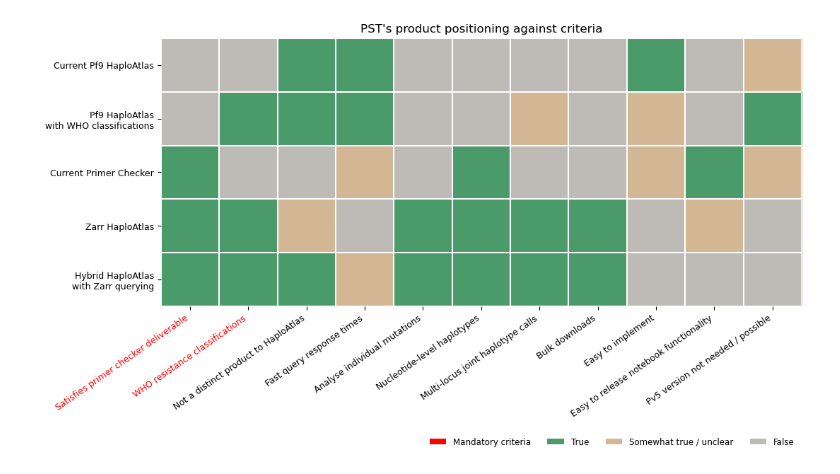
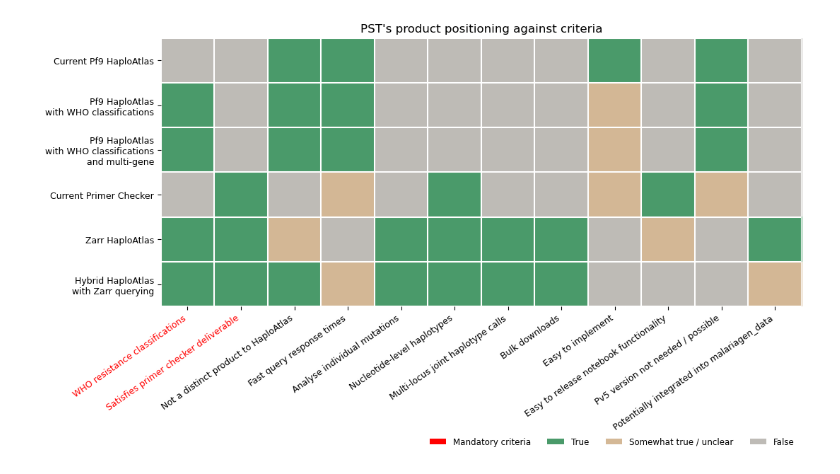
Before and after one commit to malariagen/zarr-haploatlas, a Jupyter notebook: prep/product-positioning/2026-03-20_product_positioning.ipynb, the cells around one changed output. Cells and saved outputs as stored; diff of their text form; code cells hidden in the pictures.

```diff
--- a/prep/product-positioning/2026-03-20_product_positioning.ipynb
+++ b/prep/product-positioning/2026-03-20_product_positioning.ipynb
@@ -6,8 +6,8 @@ import matplotlib.patches as mpatches
 import numpy as np
 
 default_criteria = {
+    "WHO resistance classifications" : 0,
     "Satisfies primer checker deliverable": 0,
-    "WHO resistance classifications" : 0,
     "Not a distinct product to HaploAtlas": 0,
     "Fast query response times" : 0,
     "Analyse individual mutations" : 0,
@@ -28,15 +28,21 @@ current_pf9_haploatlas = default_criteria.copy()
 current_pf9_haploatlas["Not a distinct product to HaploAtlas"] = 1
 current_pf9_haploatlas["Fast query response times"] = 1
 current_pf9_haploatlas["Easy to implement"] = 1
-current_pf9_haploatlas["Pv5 version not needed / possible"] = 0.5
+current_pf9_haploatlas["Pv5 version not needed / possible"] = 1
 
 pf9_haploatlas_with_who = default_criteria.copy()
 pf9_haploatlas_with_who["WHO resistance classifications"] = 1
 pf9_haploatlas_with_who["Not a distinct product to HaploAtlas"] = 1
-pf9_haploatlas_with_who["Multi-locus joint haplotype calls"] = 0.5
 pf9_haploatlas_with_who["Fast query response times"] = 1
 pf9_haploatlas_with_who["Easy to implement"] = 0.5
 pf9_haploatlas_with_who["Pv5 version not needed / possible"] = 1
+
+pf9_haploatlas_with_who_and_multigene = default_criteria.copy()
+pf9_haploatlas_with_who_and_multigene["WHO resistance classifications"] = 1
+pf9_haploatlas_with_who_and_multigene["Not a distinct product to HaploAtlas"] = 1
+pf9_haploatlas_with_who_and_multigene["Fast query response times"] = 1
+pf9_haploatlas_with_who_and_multigene["Easy to implement"] = 0.5
+pf9_haploatlas_with_who_and_multigene["Pv5 version not needed / possible"] = 1
 
 current_primer_checker = default_criteria.copy()
 current_primer_checker["Nucleotide-level haplotypes"] = 1
@@ -67,16 +73,18 @@ hybrid_haploatlas_with_zarr_querying["Multi-locus joint haplotype calls"] = 1
 hybrid_haploatlas_with_zarr_querying["Bulk downloads"] = 1
 hybrid_haploatlas_with_zarr_querying["Satisfies primer checker deliverable"] = 1
 hybrid_haploatlas_with_zarr_querying["Fast query response times"] = 0.5
-
+hybrid_haploatlas_with_zarr_querying["Potentially integrated into malariagen_data"] = 0.5
 product_positioning = pd.DataFrame([
     current_pf9_haploatlas,
     pf9_haploatlas_with_who,
+    pf9_haploatlas_with_who_and_multigene,
     current_primer_checker,
     zarr_haploatlas,
     hybrid_haploatlas_with_zarr_querying
 ], index=[
     "Current Pf9 HaploAtlas",
     "Pf9 HaploAtlas\nwith WHO classifications",
+    "Pf9 HaploAtlas\nwith WHO classifications\nand multi-gene",
     "Current Primer Checker",
     "Zarr HaploAtlas",
     "Hybrid HaploAtlas\nwith Zarr querying"
@@ -97,31 +105,33 @@ ax.imshow(product_positioning.values, cmap=cmap, vmin=0, vmax=1, aspect="auto")
 ax.set_xticks(range(len(product_positioning.columns)))
 ax.set_xticklabels(product_positioning.columns, fontsize=9, ha="right", rotation=35)
 for label in ax.get_xticklabels():
     if label.get_text() in mandatory_criteria:
         label.set_color("red")
 ax.set_yticks(range(len(product_positioning.index)))
 ax.set_yticklabels(product_positioning.index, fontsize=9)
 
 ax.set_xticks(np.arange(-0.5, len(product_positioning.columns), 1), minor=True)
 ax.set_yticks(np.arange(-0.5, len(product_positioning.index), 1), minor=True)
 ax.grid(which="minor", color="white", linewidth=1.5)
 ax.tick_params(which="minor", length=0)
 
 for spine in ax.spines.values():
     spine.set_visible(False)
 
 legend_elements = [
     mpatches.Patch(facecolor="red", label="Mandatory criteria"),
     mpatches.Patch(facecolor="#4a9a6a", label="True"),
     mpatches.Patch(facecolor="#D4B896", label="Somewhat true / unclear"),
     mpatches.Patch(facecolor="#BEBBB6", label="False"),
 ]
 ax.legend(handles=legend_elements, loc="lower right",
     bbox_to_anchor=(1, -0.55), ncol=4, frameon=False, fontsize=8.5)
 
 plt.tight_layout()
 plt.title("PST's product positioning against criteria", fontsize=12)
 # plt.savefig("heatmap.png", dpi=150, bbox_inches="tight")
 plt.show()
+
+# Separate category: Multi-gene requires careful consideration of displaying multiple haplotypes on upset plot
 # %% [output]
-[figure, old version]
+[figure, new version]
```
Also changed, not shown: 13 other files.
